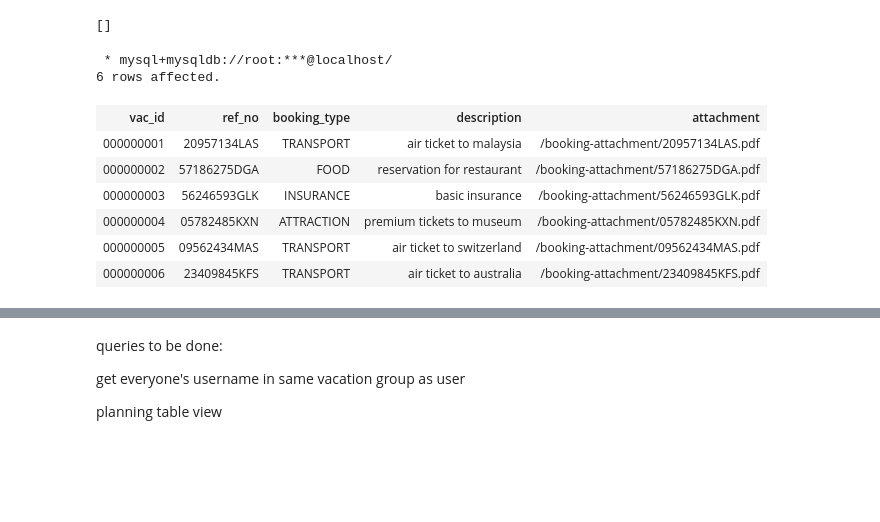
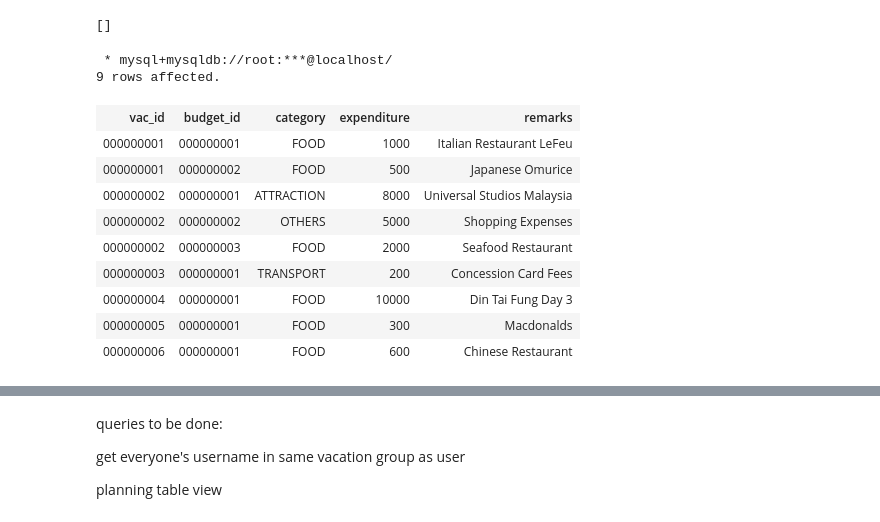
Before and after one commit to tyxin/ReadyHols, a Jupyter notebook: data_scripting.ipynb, the cells around one changed output, grey strips where cells are left out. Cells and saved outputs as stored; diff of their text form; code cells hidden in the pictures; blank space fills up the shorter version.

```diff
--- a/data_scripting.ipynb
+++ b/data_scripting.ipynb
@@ -521,17 +521,20 @@ where (user_id = new.user_id);
 []
 # %%
 %%sql
-select * from booking
+select * from budget
 # %% [output]
  * mysql+mysqldb://root:***@localhost/
-6 rows affected.
+9 rows affected.
-| vac_id | ref_no | booking_type | description | attachment |
-| 000000001 | 20957134LAS | TRANSPORT | air ticket to malaysia | /booking-attachment/20957134LAS.pdf |
-| 000000002 | 57186275DGA | FOOD | reservation for restaurant | /booking-attachment/57186275DGA.pdf |
-| 000000003 | 56246593GLK | INSURANCE | basic insurance | /booking-attachment/56246593GLK.pdf |
-| 000000004 | 05782485KXN | ATTRACTION | premium tickets to museum | /booking-attachment/05782485KXN.pdf |
-| 000000005 | 09562434MAS | TRANSPORT | air ticket to switzerland | /booking-attachment/09562434MAS.pdf |
-| 000000006 | 23409845KFS | TRANSPORT | air ticket to australia | /booking-attachment/23409845KFS.pdf |
+| vac_id | budget_id | category | expenditure | remarks |
+| 000000001 | 000000001 | FOOD | 1000 | Italian Restaurant LeFeu |
+| 000000001 | 000000002 | FOOD | 500 | Japanese Omurice |
+| 000000002 | 000000001 | ATTRACTION | 8000 | Universal Studios Malaysia |
+| 000000002 | 000000002 | OTHERS | 5000 | Shopping Expenses |
+| 000000002 | 000000003 | FOOD | 2000 | Seafood Restaurant |
+| 000000003 | 000000001 | TRANSPORT | 200 | Concession Card Fees |
+| 000000004 | 000000001 | FOOD | 10000 | Din Tai Fung Day 3 |
+| 000000005 | 000000001 | FOOD | 300 | Macdonalds |
+| 000000006 | 000000001 | FOOD | 600 | Chinese Restaurant |
 # %%
 %%sql
 SELECT * from vacation_summary where vac_id
```
Also changed, not shown: parts of 8 cells of this notebook, 15 other files.
